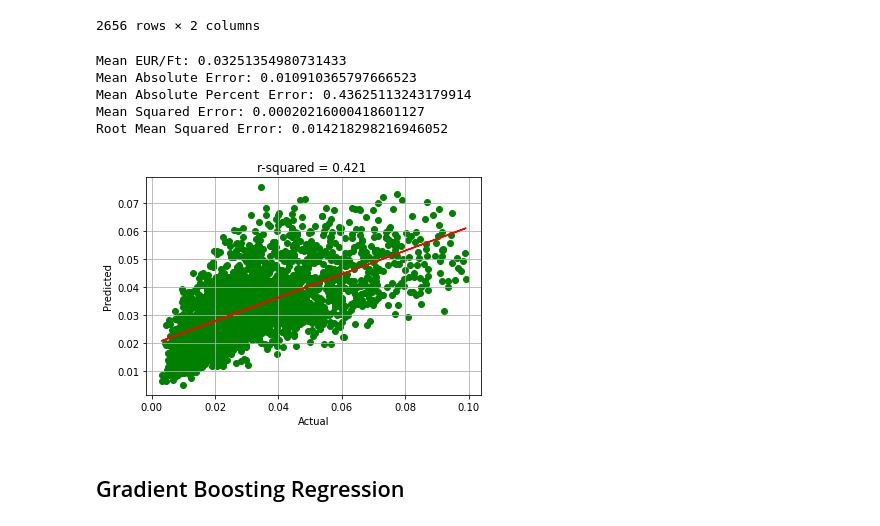
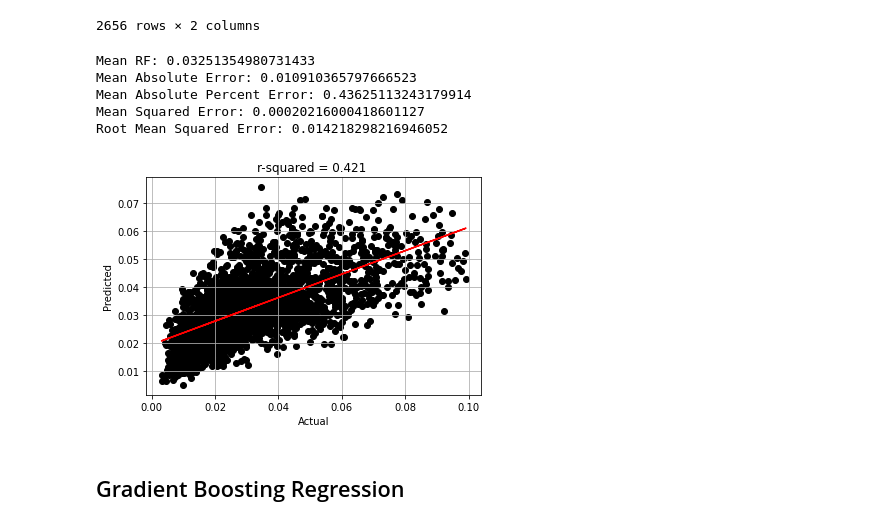
Before and after one commit to Auelocks/Friday_Night_Lights, a Jupyter notebook: Permian_ML_Model_OHE_NL_RF_Corr.ipynb, the cells around one changed output. Drawn from its saved outputs; the diff is of its cells as text; code cells hidden in the pictures.

```diff
--- a/Permian_ML_Model_OHE_NL_RF_Corr.ipynb
+++ b/Permian_ML_Model_OHE_NL_RF_Corr.ipynb
@@ -438,15 +438,15 @@ pf
 | 2655 | 0.016180 | 0.030149 |
 2656 rows × 2 columns
 # %%
-meanEUR = oil_df.mean()
-print('Mean EUR/Ft:',meanEUR)
+meanRF = oil_df.mean()
+print('Mean RF:',meanRF)
 from sklearn import metrics
 print('Mean Absolute Error:', metrics.mean_absolute_error(y_test, y_pred))
 print('Mean Absolute Percent Error:', metrics.mean_absolute_percentage_error(y_test, y_pred))
 print('Mean Squared Error:', metrics.mean_squared_error(y_test, y_pred))
 print('Root Mean Squared Error:', np.sqrt(metrics.mean_squared_error(y_test, y_pred)))
 # %% [output]
-Mean EUR/Ft: 0.03251354980731433
+Mean RF: 0.03251354980731433
 Mean Absolute Error: 0.010910365797666523
 Mean Absolute Percent Error: 0.43625113243179914
 Mean Squared Error: 0.00020216000418601127
@@ -454,25 +454,25 @@ Root Mean Squared Error: 0.014218298216946052
 # %%
 # Import linear regression from the SciPy stats module.
 from scipy.stats import linregress
 from numpy import array
 import seaborn as sns
 from sklearn.metrics import r2_score
 
 fig, ax = plt.subplots()
-ax.scatter(y_test, y_pred,color='g')
+ax.scatter(y_test, y_pred,color='black')
 ax.set_xlabel('Actual')
 ax.set_ylabel('Predicted')
 #regression line
 
 y_test = y_test.reshape(-1,1)
 
 ax.plot(y_test, LinearRegression().fit(y_test, y_pred).predict(y_test),color='r')
 ax.set_title('r-squared = {:.3f} '.format(r2_score(y_test, y_pred)))
 plt.grid()
 
 plt.show()
 # %% [output]
-[figure, old version]
+[figure, new version]
 # %% [markdown]
 ## Gradient Boosting Regression
 # %%
```
Also changed, not shown: parts of 2 cells of this notebook, 7 other files.
